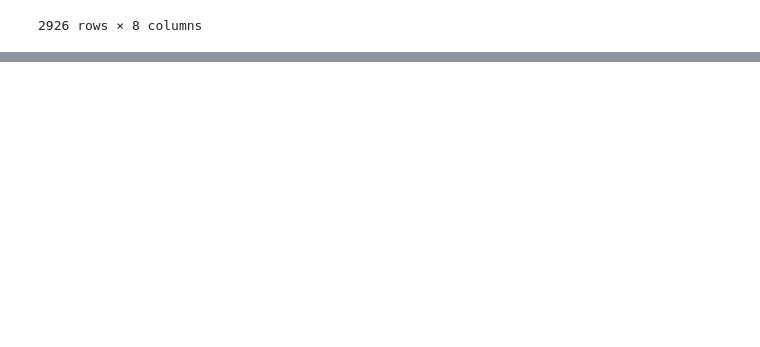
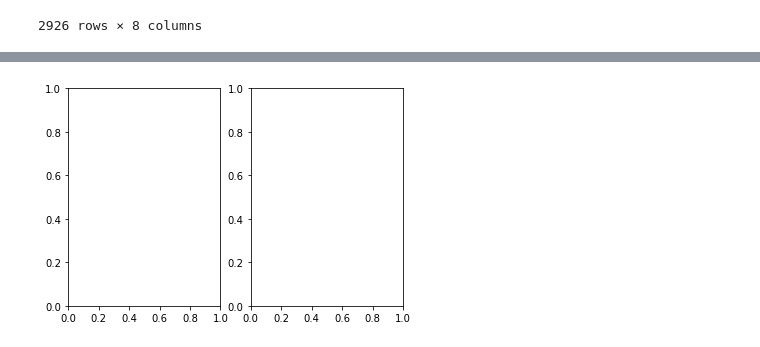
Before and after one commit to JackMcKew/jackmckew.dev, a Jupyter notebook: drafts/2020/bar-chart-race/bar-chart-race.ipynb, the cells around one changed output, grey strips where cells are left out. Saved outputs shown, nothing was run; the diff lists cells and outputs as text; code cells hidden in the pictures; blank space fills up the shorter version.

Commit message:
Working in subplot

```diff
--- a/drafts/2020/bar-chart-race/bar-chart-race.ipynb
+++ b/drafts/2020/bar-chart-race/bar-chart-race.ipynb
@@ -81,4 +81,9 @@ display(pivoted_df)
 55 rows × 434 columns
+# %%
+fig, a = plt.subplots(1,2)
+# plt.show()
+# %% [output]
+[figure, added]
 # %%
 import bar_chart_race as bcr
 bcr_html = bcr.bar_chart_race(
```
Also changed, not shown: parts of 2 cells of this notebook, 1 other file.
